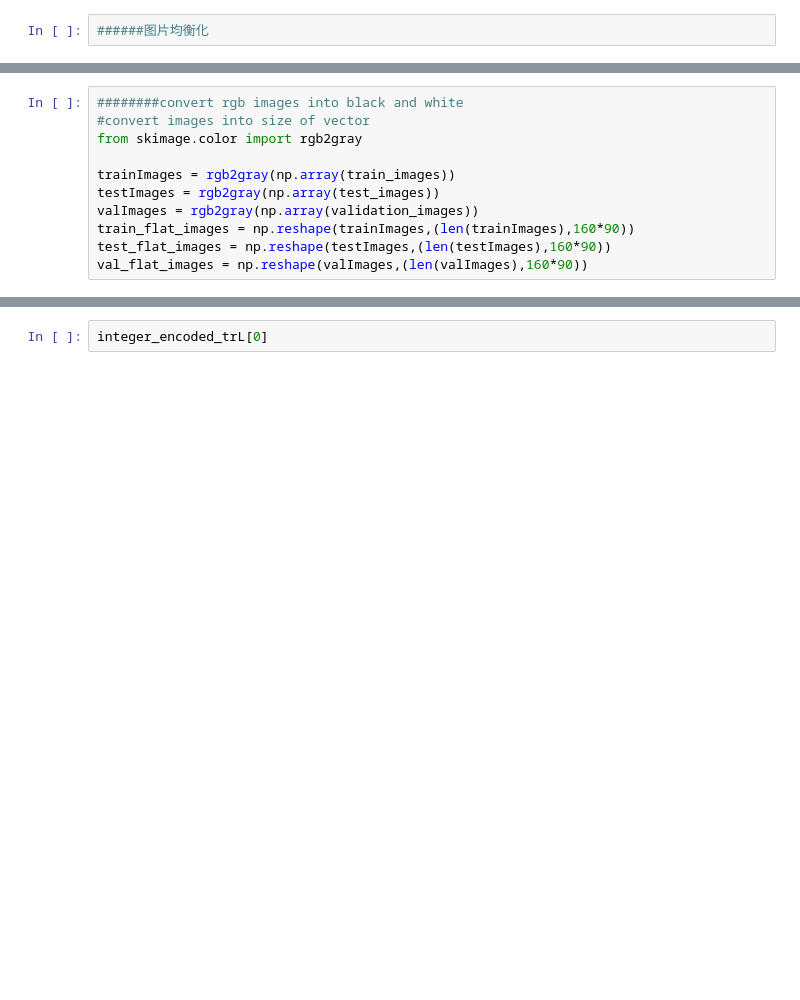
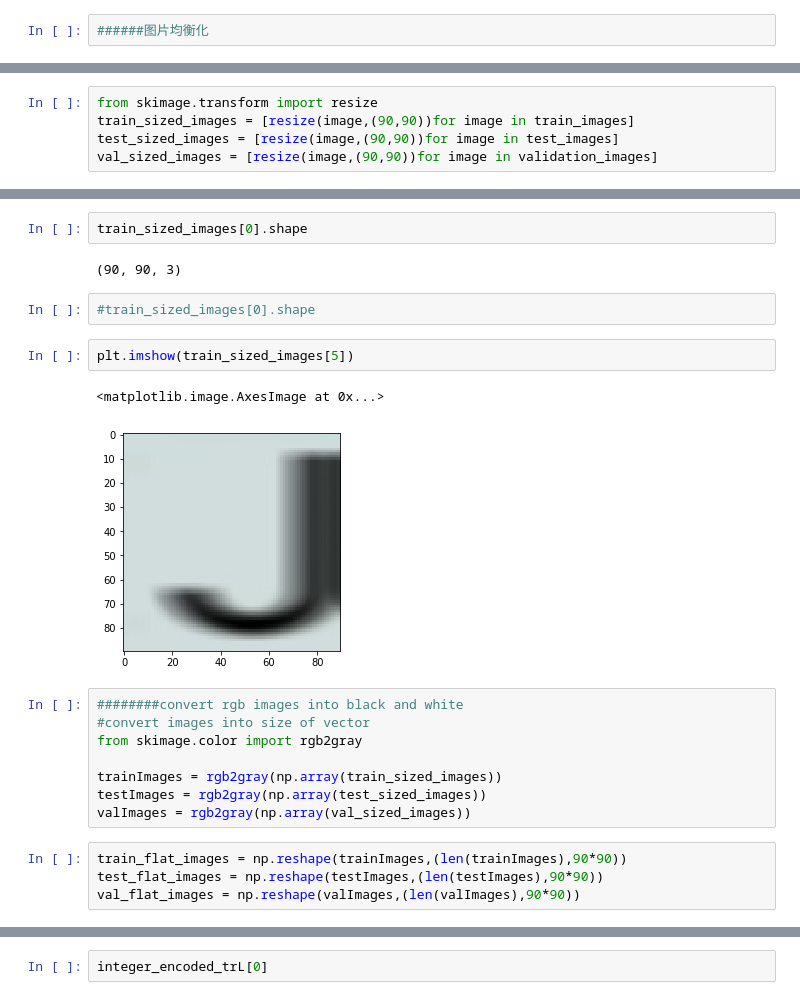
Before and after one commit to hotman1986/machineLearning, a Jupyter notebook: targa/targaVisualization.ipynb, the cells around one changed output, grey strips where cells are left out. Cells and saved outputs as stored; diff of their text form; blank space fills up the shorter version.

```diff
--- a/targa/targaVisualization.ipynb
+++ b/targa/targaVisualization.ipynb
@@ -113,0 +113,5 @@ trainImages[0]
+# %%
+from skimage.transform import resize
+train_sized_images = [resize(image,(90,90))for image in train_images]
+test_sized_images = [resize(image,(90,90))for image in test_images]
+val_sized_images = [resize(image,(90,90))for image in validation_images]
@@ -114,14 +128,26 @@ trainImages[0]
+# %%
+train_sized_images[0].shape
+# %% [output]
+(90, 90, 3)
+# %%
+#train_sized_images[0].shape
+# %%
+plt.imshow(train_sized_images[5])
+# %% [output]
+<matplotlib.image.AxesImage at 0x...>
+[figure, added]
 # %%
 ########convert rgb images into black and white
 #convert images into size of vector
 from skimage.color import rgb2gray
 
-trainImages = rgb2gray(np.array(train_images))
-testImages = rgb2gray(np.array(test_images))
-valImages = rgb2gray(np.array(validation_images))
-train_flat_images = np.reshape(trainImages,(len(trainImages),160*90))
-test_flat_images = np.reshape(testImages,(len(testImages),160*90))
-val_flat_images = np.reshape(valImages,(len(valImages),160*90))
+trainImages = rgb2gray(np.array(train_sized_images))
+testImages = rgb2gray(np.array(test_sized_images))
+valImages = rgb2gray(np.array(val_sized_images))
+# %%
+train_flat_images = np.reshape(trainImages,(len(trainImages),90*90))
+test_flat_images = np.reshape(testImages,(len(testImages),90*90))
+val_flat_images = np.reshape(valImages,(len(valImages),90*90))
 # %%
 valImages.shape
 # %% [output]
```
Also changed, not shown: parts of 23 cells of this notebook.
